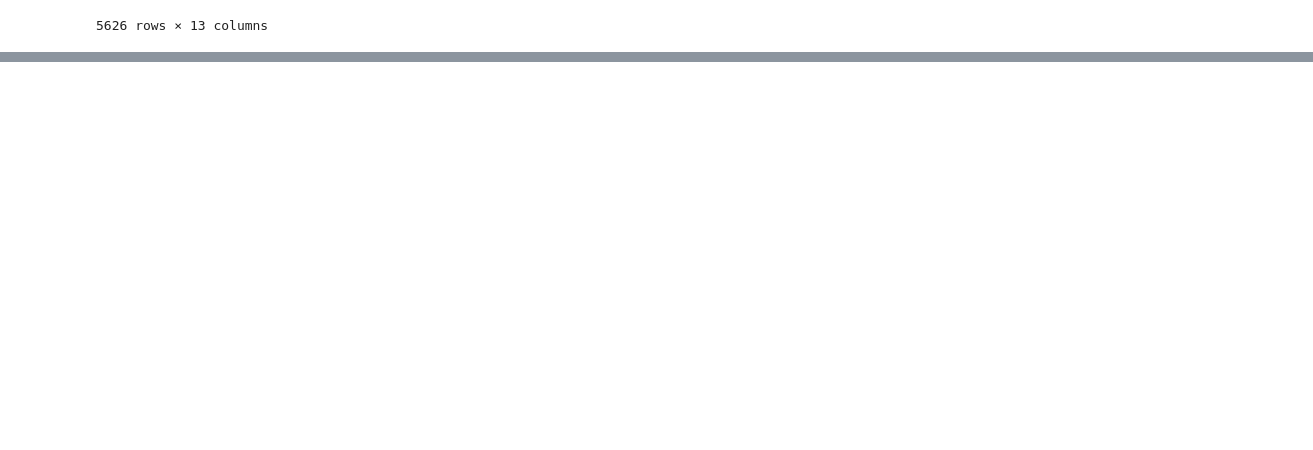
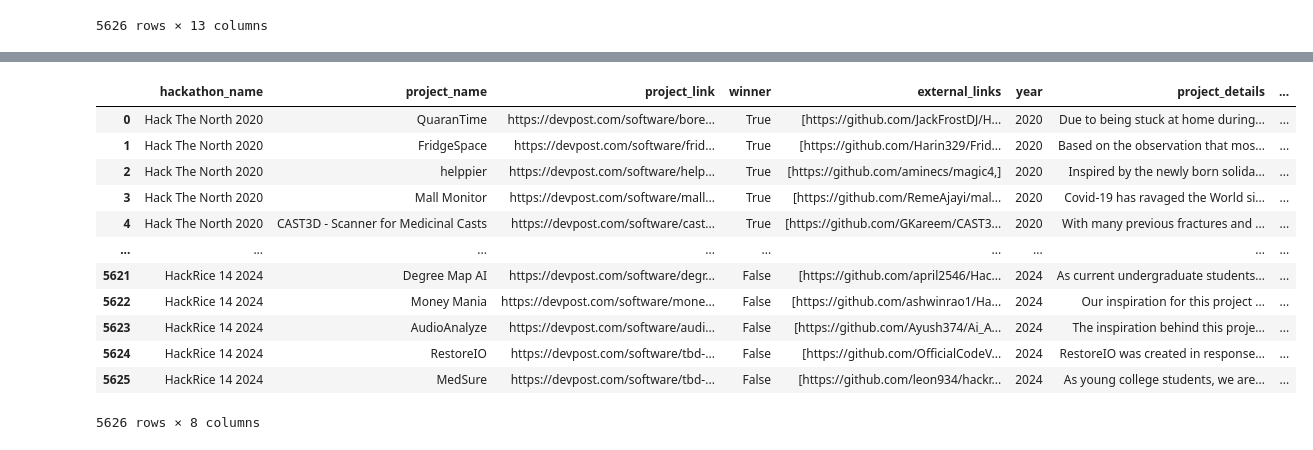
Before and after one commit to TempGaurab/hackathon_data_collection_analysis, a Jupyter notebook: extract_data/data_clean.ipynb, the cells around one changed output, grey strips where cells are left out. Saved outputs shown, nothing was run; the diff lists cells and outputs as text; code cells hidden in the pictures; blank space fills up the shorter version.

```diff
--- a/extract_data/data_clean.ipynb
+++ b/extract_data/data_clean.ipynb
@@ -174,2 +426,20 @@ df
 # %%
 df.to_csv("Prasanna_github.csv",index = False)
+# %%
+import pandas as pd
+
+# Example: assume df is your dataframe
+cols_to_merge = [
+    "inspiration", "what_it_does", "how_we_built_it",
+    "challenges", "accomplishments", "what_we_learned",
+    "next_steps", "built_with"
+]
+
+# Create df2 with the merged column
+df2 = df.copy()
+df2["project_details"] = df2[cols_to_merge].astype(str).apply(lambda x: " | ".join(x), axis=1)
+
+# Drop the original columns from df2 only
+df2 = df2.drop(columns=cols_to_merge)
+
+print(df2.head())
@@ -175,0 +464,17 @@ df.to_csv("Prasanna_github.csv",index = False)
+# %%
+df2 = df2.drop(columns = ['is_winner'])
+df2
+# %% [output]
+|  | hackathon_name | project_name | project_link | winner | external_links | year | project_details | ... |
+| 0 | Hack The North 2020 | QuaranTime | https://devpost.com/software/bore... | True | [https://github.com/JackFrostDJ/H... | 2020 | Due to being stuck at home during... | ... |
+| 1 | Hack The North 2020 | FridgeSpace | https://devpost.com/software/frid... | True | [https://github.com/Harin329/Frid... | 2020 | Based on the observation that mos... | ... |
+| 2 | Hack The North 2020 | helppier | https://devpost.com/software/help... | True | [https://github.com/aminecs/magic4,] | 2020 | Inspired by the newly born solida... | ... |
+| 3 | Hack The North 2020 | Mall Monitor | https://devpost.com/software/mall... | True | [https://github.com/RemeAjayi/mal... | 2020 | Covid-19 has ravaged the World si... | ... |
+| 4 | Hack The North 2020 | CAST3D - Scanner for Medicinal Casts | https://devpost.com/software/cast... | True | [https://github.com/GKareem/CAST3... | 2020 | With many previous fractures and ... | ... |
+| ... | ... | ... | ... | ... | ... | ... | ... | ... |
+| 5621 | HackRice 14 2024 | Degree Map AI | https://devpost.com/software/degr... | False | [https://github.com/april2546/Hac... | 2024 | As current undergraduate students... | ... |
+| 5622 | HackRice 14 2024 | Money Mania | https://devpost.com/software/mone... | False | [https://github.com/ashwinrao1/Ha... | 2024 | Our inspiration for this project ... | ... |
+| 5623 | HackRice 14 2024 | AudioAnalyze | https://devpost.com/software/audi... | False | [https://github.com/Ayush374/Ai_A... | 2024 | The inspiration behind this proje... | ... |
+| 5624 | HackRice 14 2024 | RestoreIO | https://devpost.com/software/tbd-... | False | [https://github.com/OfficialCodeV... | 2024 | RestoreIO was created in response... | ... |
+| 5625 | HackRice 14 2024 | MedSure | https://devpost.com/software/tbd-... | False | [https://github.com/leon934/hackr... | 2024 | As young college students, we are... | ... |
+5626 rows × 8 columns
```
Also changed, not shown: parts of 8 cells of this notebook, 7 other files.
